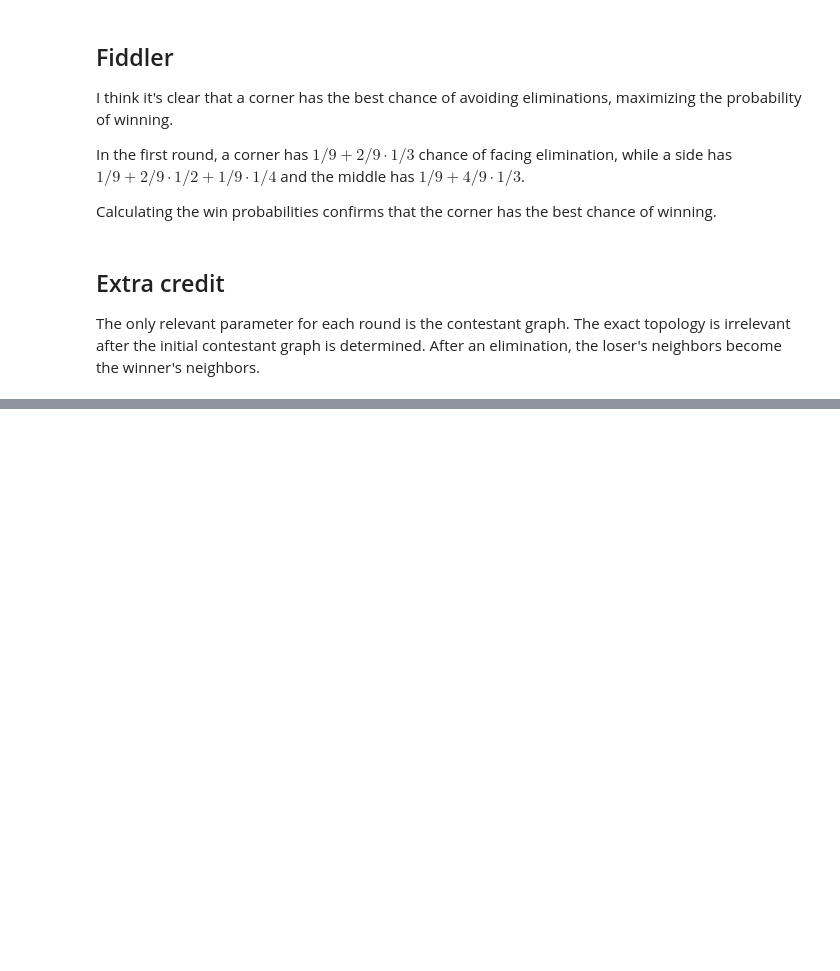
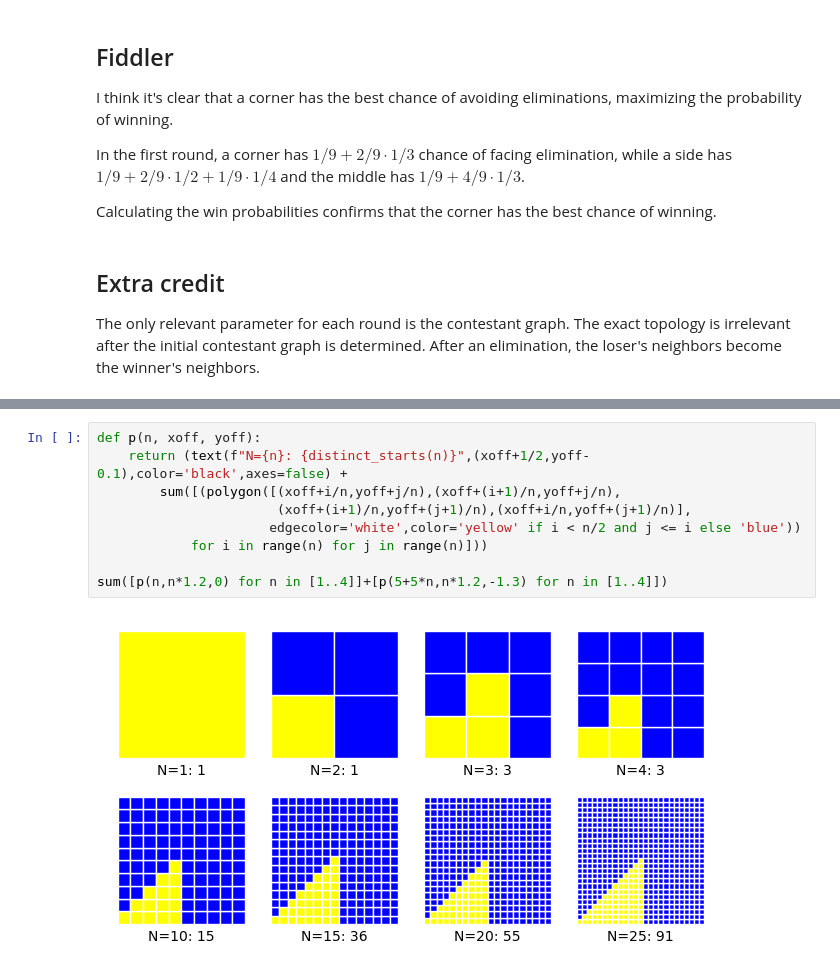
Before and after one commit to qpliu/sunday-puzzle, a Jupyter notebook: riddler/2024/20241213.ipynb, the cells around one changed output, grey strips where cells are left out. Cells and saved outputs as stored; diff of their text form; blank space fills up the shorter version.

```diff
--- a/riddler/2024/20241213.ipynb
+++ b/riddler/2024/20241213.ipynb
@@ -101,0 +142,11 @@ Running [simulations](20241213.go) agree:
+# %%
+def p(n, xoff, yoff):
+    return (text(f"N={n}: {distinct_starts(n)}",(xoff+1/2,yoff-0.1),color='black',axes=false) +
+        sum([(polygon([(xoff+i/n,yoff+j/n),(xoff+(i+1)/n,yoff+j/n),
+                       (xoff+(i+1)/n,yoff+(j+1)/n),(xoff+i/n,yoff+(j+1)/n)],
+                      edgecolor='white',color='yellow' if i < n/2 and j <= i else 'blue'))
+            for i in range(n) for j in range(n)]))
+
+sum([p(n,n*1.2,0) for n in [1..4]]+[p(5+5*n,n*1.2,-1.3) for n in [1..4]])
+# %% [output]
+[figure, added]
```
Also changed, not shown: parts of 27 cells of this notebook, 1 other file.
